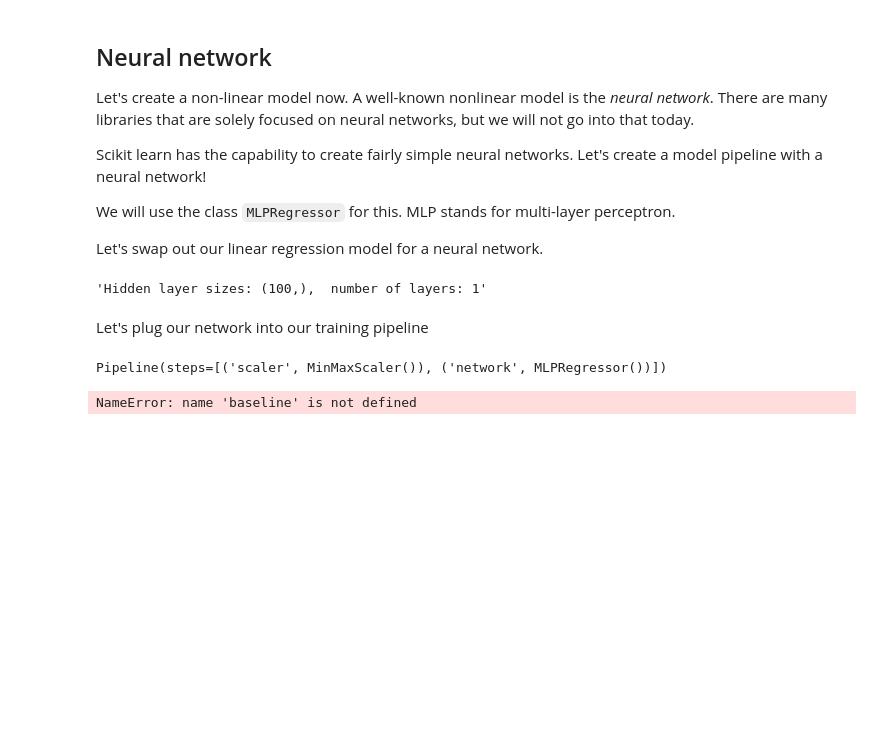
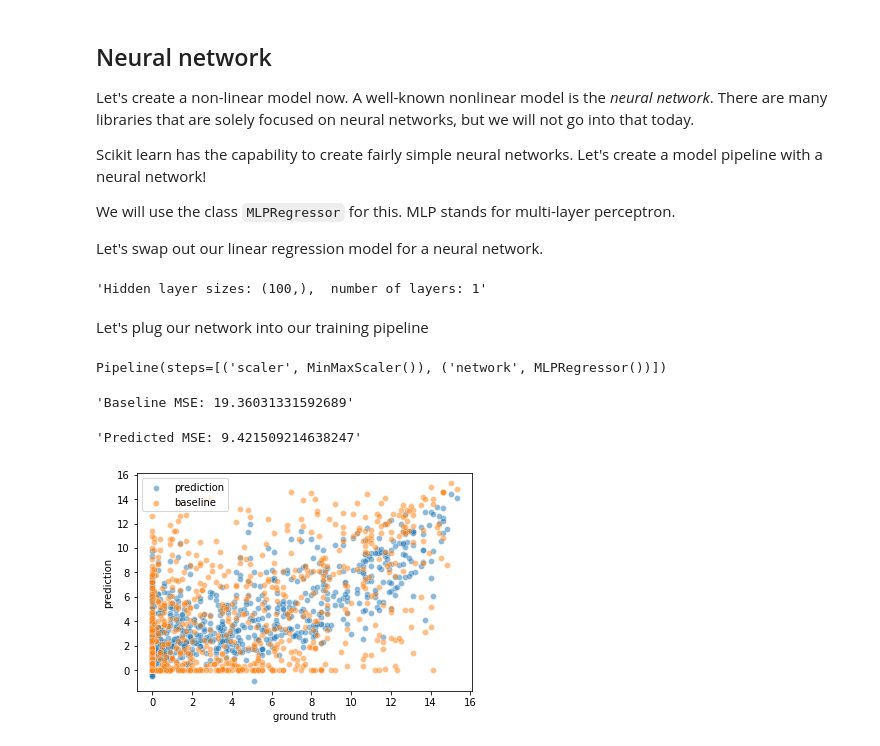
Before and after one commit to esciencecenter-digital-skills/SICSS-odissei-machine-learning, a Jupyter notebook: notebooks/5-Regression.ipynb, the cells around one changed output. Drawn from its saved outputs; the diff is of its cells as text; code cells hidden in the pictures; blank space fills up the shorter version.

Commit message:
Added part about baseline

```diff
--- a/notebooks/5-Regression.ipynb
+++ b/notebooks/5-Regression.ipynb
@@ -173,7 +173,9 @@ Pipeline(steps=[('scaler', MinMaxScaler()), ('network', MLPRegressor())])
 # %%
 nn_train_pred = neural_pipe.predict(X_train)
 nn_test_pred = neural_pipe.predict(X_test)
 
-plot_against_baseline(y_train, nn_train_pred, baseline)
+plot_against_baseline(y_train, nn_train_pred, baseline_train)
 # %% [output]
-NameError: name 'baseline' is not defined
+'Baseline MSE: 19.36031331592689'
+'Predicted MSE: 9.421509214638247'
+[figure, added]
```
Also changed, not shown: parts of 1 cell of this notebook.
